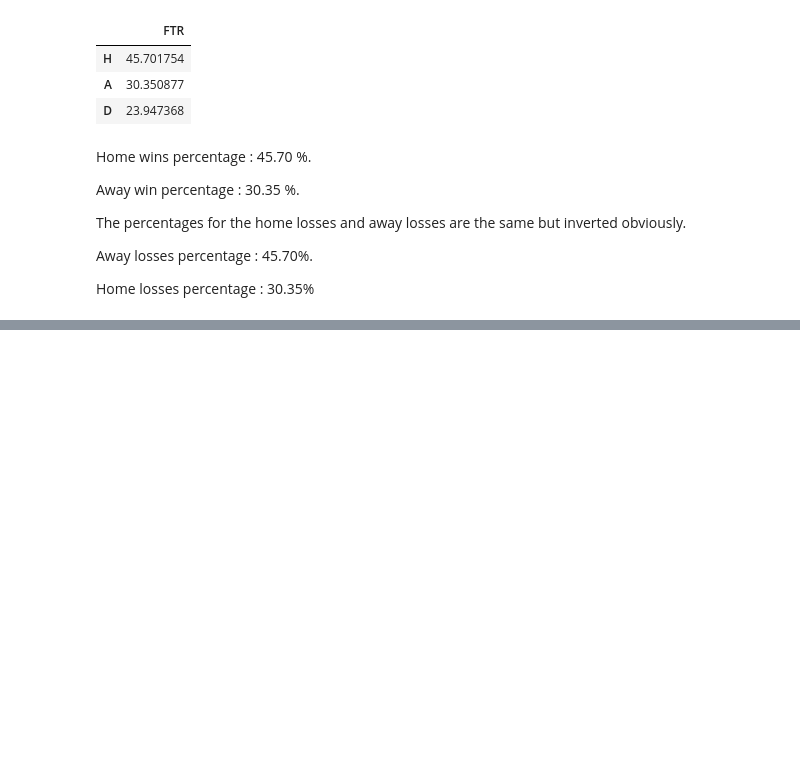
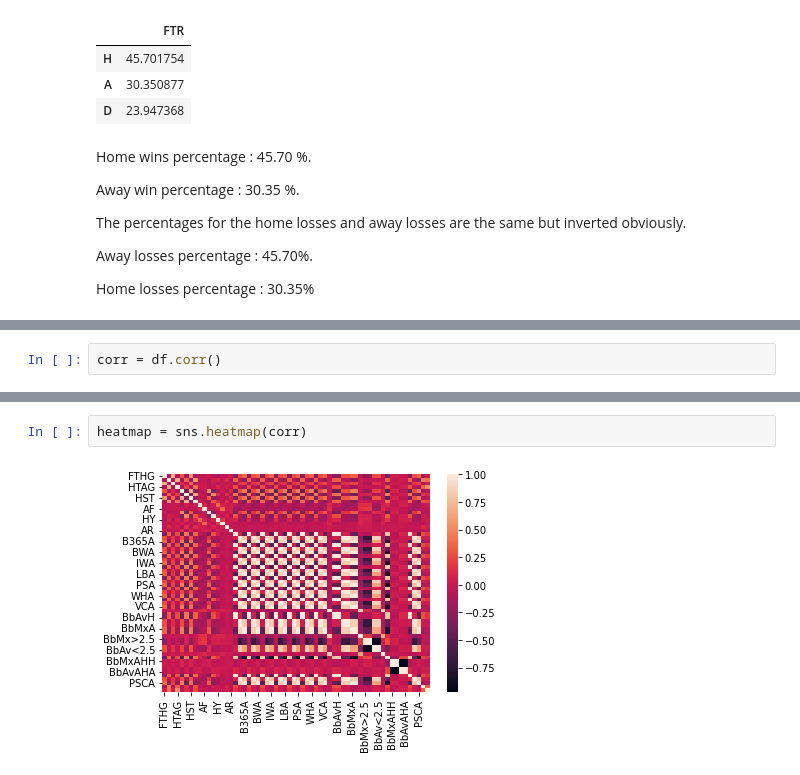
Before and after one commit to PierreKimbanziR/premier_league_predictor, a Jupyter notebook: notebooks/data_analysis.ipynb, the cells around one changed output, grey strips where cells are left out. Drawn from its saved outputs; the diff is of its cells as text; blank space fills up the shorter version.

```diff
--- a/notebooks/data_analysis.ipynb
+++ b/notebooks/data_analysis.ipynb
@@ -188,0 +156,2 @@ Index(['Div', 'Date', 'HomeTeam', 'AwayTeam', 'FTHG', 'FTAG', 'FTR', 'HTHG',
+# %%
+corr = df.corr()
@@ -188,0 +178,4 @@ Index(['Div', 'Date', 'HomeTeam', 'AwayTeam', 'FTHG', 'FTAG', 'FTR', 'HTHG',
+# %%
+heatmap = sns.heatmap(corr)
+# %% [output]
+[figure, added]
```
Also changed, not shown: parts of 5 cells of this notebook.
